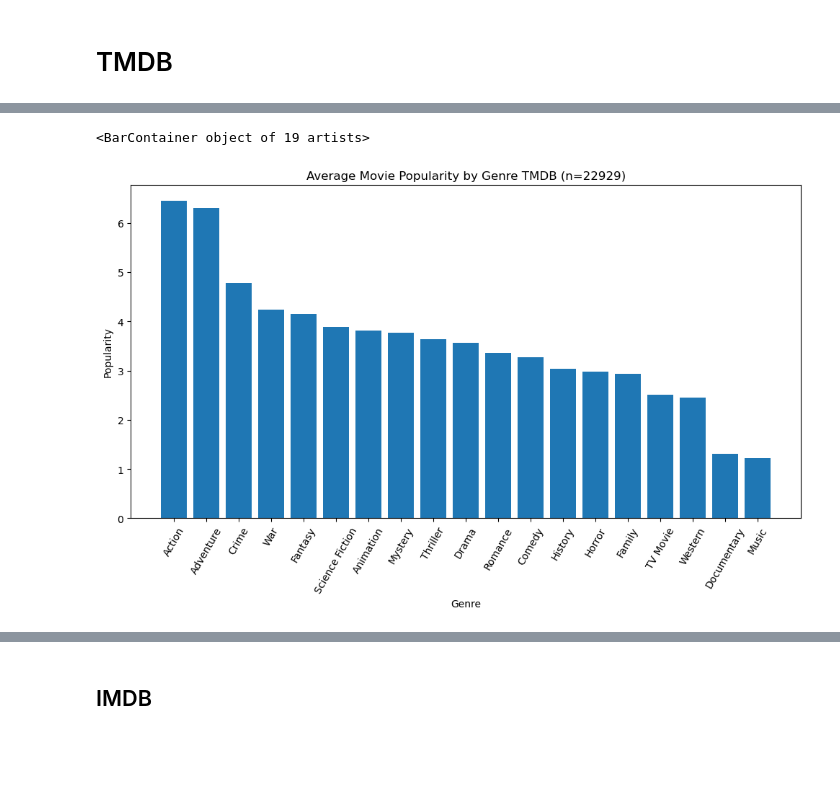
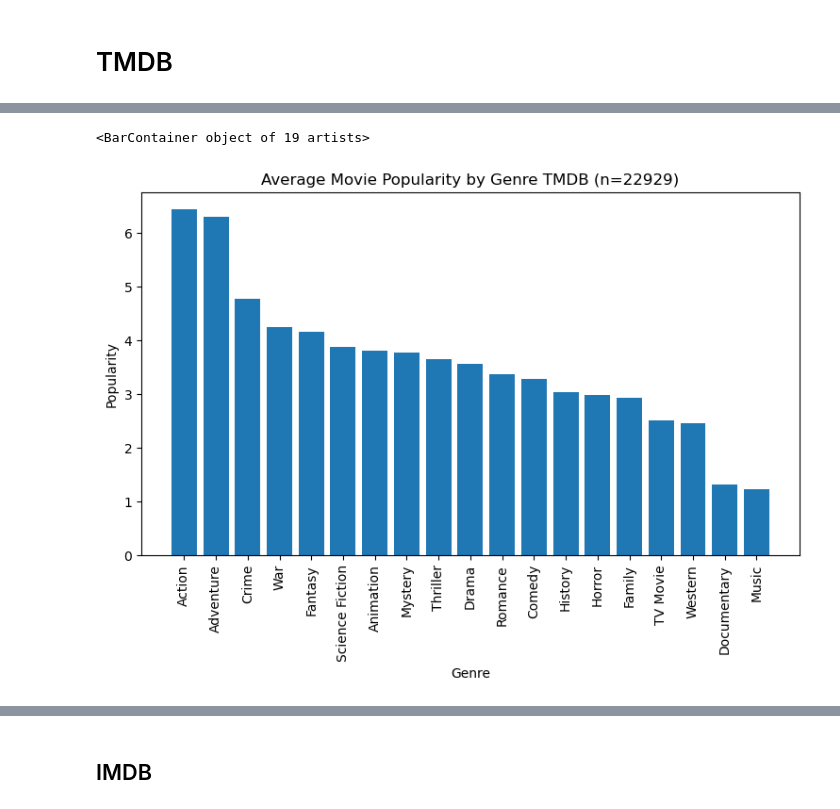
Before and after one commit to Gfatouras/Movie-Database-Analysis, a Jupyter notebook: student.ipynb, the cells around one changed output, grey strips where cells are left out. Saved outputs shown, nothing was run; the diff lists cells and outputs as text; code cells hidden in the pictures; blank space fills up the shorter version.

```diff
--- a/student.ipynb
+++ b/student.ipynb
@@ -946,15 +979,15 @@ plt.bar(tmdb_movie_rating['genre_str'],tmdb_movie_rating['vote_average'] )
 # %%
 tmdb_pop_genre = tmdb_df[['popularity','genre_str']]
 tmdb_pop_genre =  tmdb_pop_genre.groupby(['genre_str'])['popularity'].mean().reset_index()
 tmdb_pop_genre = tmdb_pop_genre.sort_values(by='popularity',ascending= False)
 
 
-plt.figure(figsize=(12,6))
+plt.figure(figsize=(9,5))
 plt.title('Average Movie Popularity by Genre TMDB'+" (n="+str(len(tmdb_df))+")")
 plt.xlabel('Genre')
 plt.ylabel('Popularity')
-plt.tick_params(axis='x', labelrotation=60)
+plt.tick_params(axis='x', labelrotation=90)
 plt.bar(tmdb_pop_genre['genre_str'],tmdb_pop_genre['popularity'])
 # %% [output]
 <BarContainer object of 19 artists>
-[figure, old version]
+[figure, new version]
```
Also changed, not shown: parts of 52 cells of this notebook, 1 other file.
